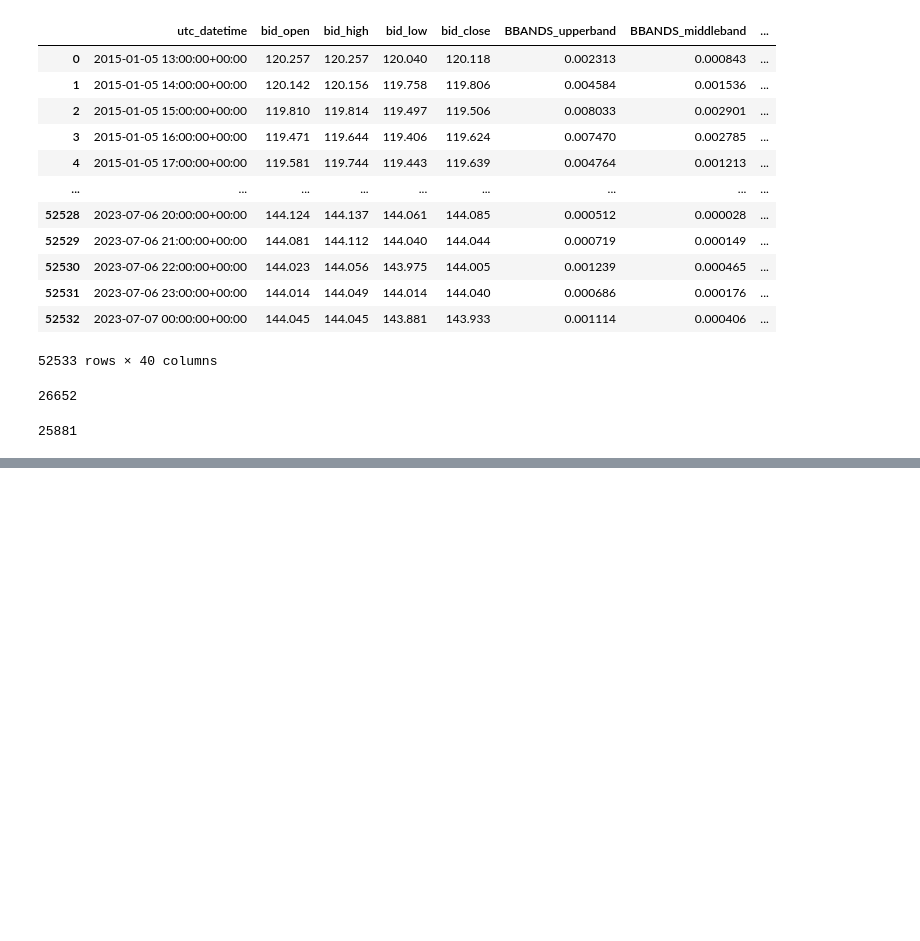
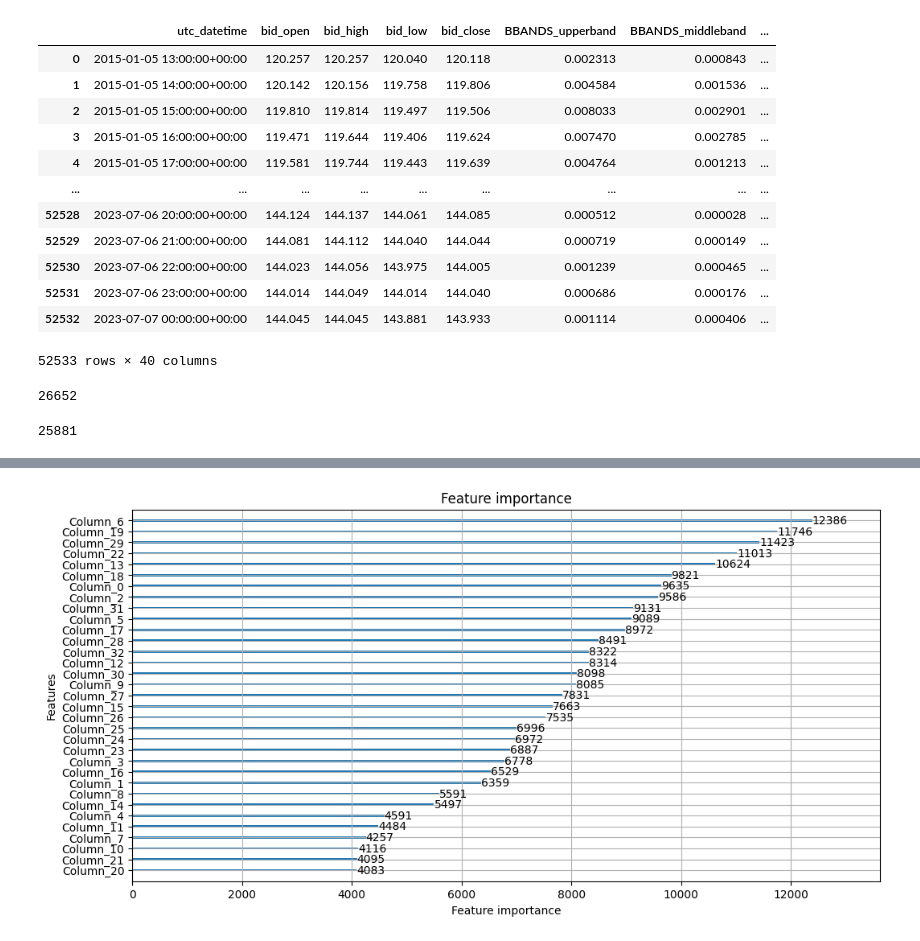
Before and after one commit to FXtest2023/FXtest2023, a Jupyter notebook: lightGBM_v1.ipynb, the cells around one changed output, grey strips where cells are left out. Cells and saved outputs as stored; diff of their text form; code cells hidden in the pictures; blank space fills up the shorter version.

```diff
--- a/lightGBM_v1.ipynb
+++ b/lightGBM_v1.ipynb
@@ -247,0 +261,5 @@ y_pred = (y_preds[0] + y_preds[1]+ y_preds[2]+ y_preds[3]+ y_preds[4])/5
+# %%
+lgb.plot_importance(bests_[1], figsize=(12, 6))
+plt.show()
+# %% [output]
+[figure, added]
```
Also changed, not shown: parts of 13 cells of this notebook.
